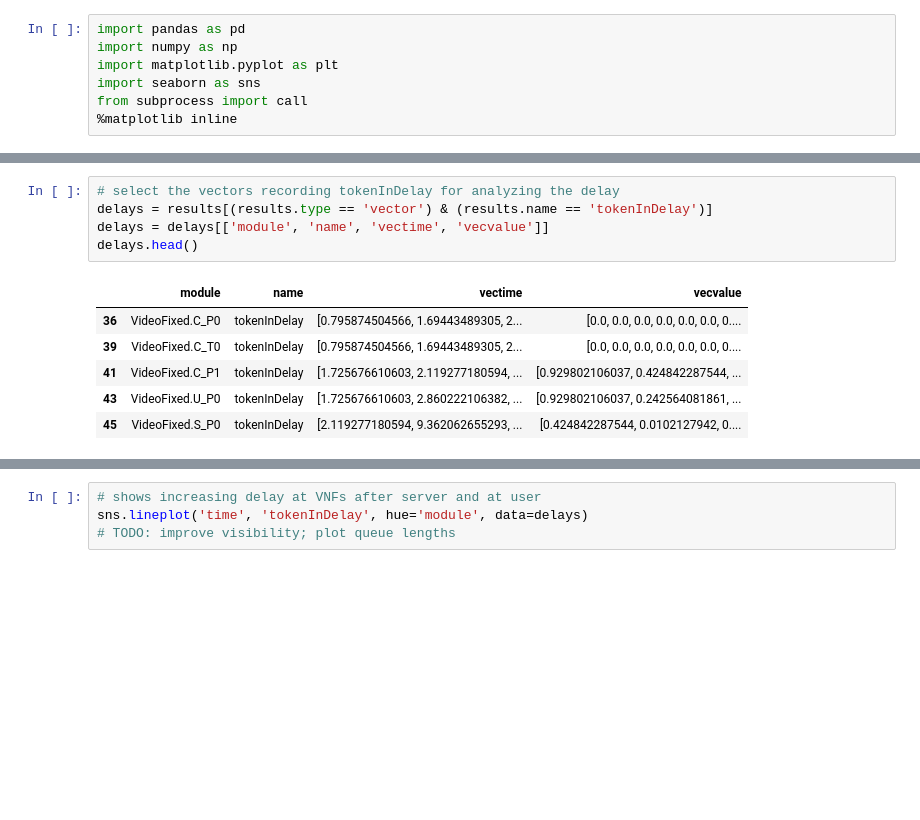
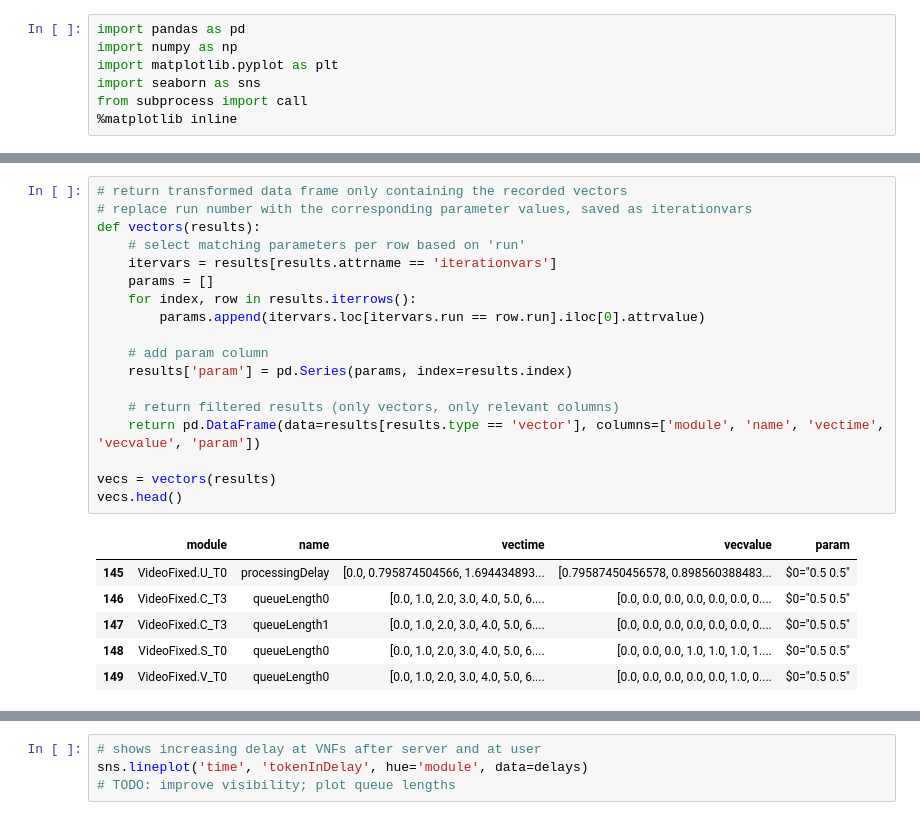
Before and after one commit to CN-UPB/ns-simulation-compiler, a Jupyter notebook: eval/eval.ipynb, the cells around one changed output, grey strips where cells are left out. Cells and saved outputs as stored; diff of their text form; blank space fills up the shorter version.

```diff
--- a/eval/eval.ipynb
+++ b/eval/eval.ipynb
@@ -50,13 +50,26 @@ results.head()
-# %%
-# select the vectors recording tokenInDelay for analyzing the delay
-delays = results[(results.type == 'vector') & (results.name == 'tokenInDelay')]
-delays = delays[['module', 'name', 'vectime', 'vecvalue']]
-delays.head()
-# %% [output]
-|  | module | name | vectime | vecvalue |
-| 36 | VideoFixed.C_P0 | tokenInDelay | [0.795874504566, 1.69443489305, 2... | [0.0, 0.0, 0.0, 0.0, 0.0, 0.0, 0.... |
-| 39 | VideoFixed.C_T0 | tokenInDelay | [0.795874504566, 1.69443489305, 2... | [0.0, 0.0, 0.0, 0.0, 0.0, 0.0, 0.... |
-| 41 | VideoFixed.C_P1 | tokenInDelay | [1.725676610603, 2.119277180594, ... | [0.929802106037, 0.424842287544, ... |
-| 43 | VideoFixed.U_P0 | tokenInDelay | [1.725676610603, 2.860222106382, ... | [0.929802106037, 0.242564081861, ... |
-| 45 | VideoFixed.S_P0 | tokenInDelay | [2.119277180594, 9.362062655293, ... | [0.424842287544, 0.0102127942, 0.... |
+# %%
+# return transformed data frame only containing the recorded vectors
+# replace run number with the corresponding parameter values, saved as iterationvars
+def vectors(results):
+    # select matching parameters per row based on 'run'
+    itervars = results[results.attrname == 'iterationvars']
+    params = []
+    for index, row in results.iterrows():
+        params.append(itervars.loc[itervars.run == row.run].iloc[0].attrvalue)
+
+    # add param column
+    results['param'] = pd.Series(params, index=results.index)
+
+    # return filtered results (only vectors, only relevant columns)
+    return pd.DataFrame(data=results[results.type == 'vector'], columns=['module', 'name', 'vectime', 'vecvalue', 'param'])
+
+vecs = vectors(results)
+vecs.head()
+# %% [output]
+|  | module | name | vectime | vecvalue | param |
+| 145 | VideoFixed.U_T0 | processingDelay | [0.0, 0.795874504566, 1.694434893... | [0.79587450456578, 0.898560388483... | $0="0.5 0.5" |
+| 146 | VideoFixed.C_T3 | queueLength0 | [0.0, 1.0, 2.0, 3.0, 4.0, 5.0, 6.... | [0.0, 0.0, 0.0, 0.0, 0.0, 0.0, 0.... | $0="0.5 0.5" |
+| 147 | VideoFixed.C_T3 | queueLength1 | [0.0, 1.0, 2.0, 3.0, 4.0, 5.0, 6.... | [0.0, 0.0, 0.0, 0.0, 0.0, 0.0, 0.... | $0="0.5 0.5" |
+| 148 | VideoFixed.S_T0 | queueLength0 | [0.0, 1.0, 2.0, 3.0, 4.0, 5.0, 6.... | [0.0, 0.0, 0.0, 1.0, 1.0, 1.0, 1.... | $0="0.5 0.5" |
+| 149 | VideoFixed.V_T0 | queueLength0 | [0.0, 1.0, 2.0, 3.0, 4.0, 5.0, 6.... | [0.0, 0.0, 0.0, 0.0, 0.0, 1.0, 0.... | $0="0.5 0.5" |
 # %%
```
Also changed, not shown: parts of 14 cells of this notebook, 2 other files.
